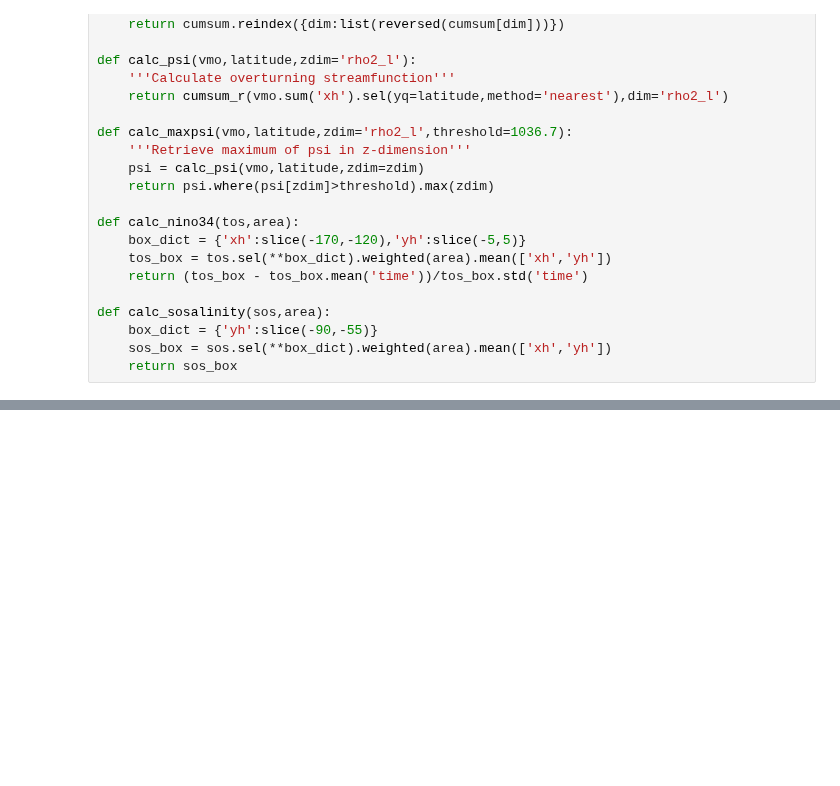
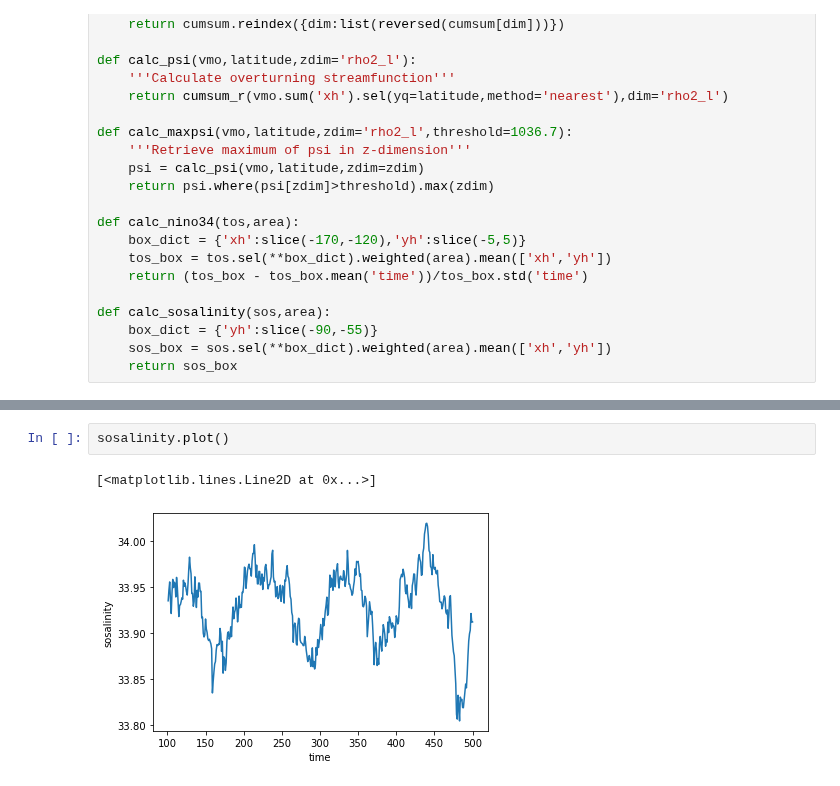
Before and after one commit to gmacgilchrist/esm4ppe_dev, a Jupyter notebook: notebooks/dev_startyears.ipynb, the cells around one changed output, grey strips where cells are left out. Saved outputs shown, nothing was run; the diff lists cells and outputs as text; blank space fills up the shorter version.

```diff
--- a/notebooks/dev_startyears.ipynb
+++ b/notebooks/dev_startyears.ipynb
@@ -309,0 +320,5 @@ plot_distributions(maxpsi,years)
+# %%
+sosalinity.plot()
+# %% [output]
+[<matplotlib.lines.Line2D at 0x...>]
+[figure, added]
```
Also changed, not shown: parts of 11 cells of this notebook, 5 other files.
